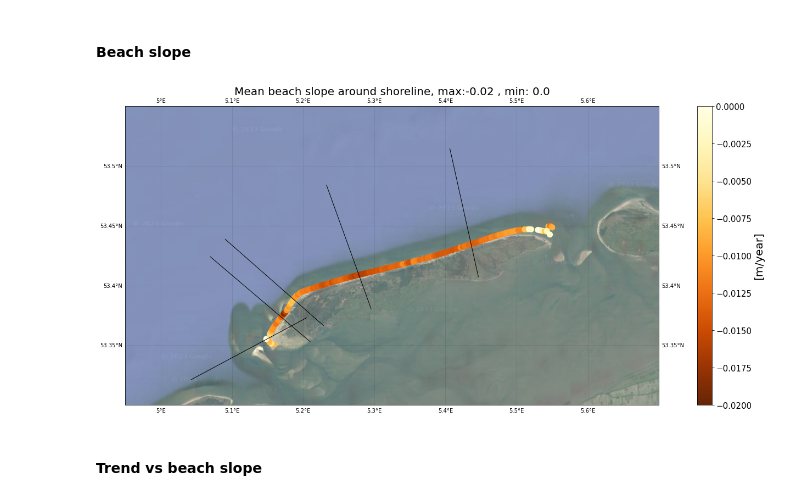
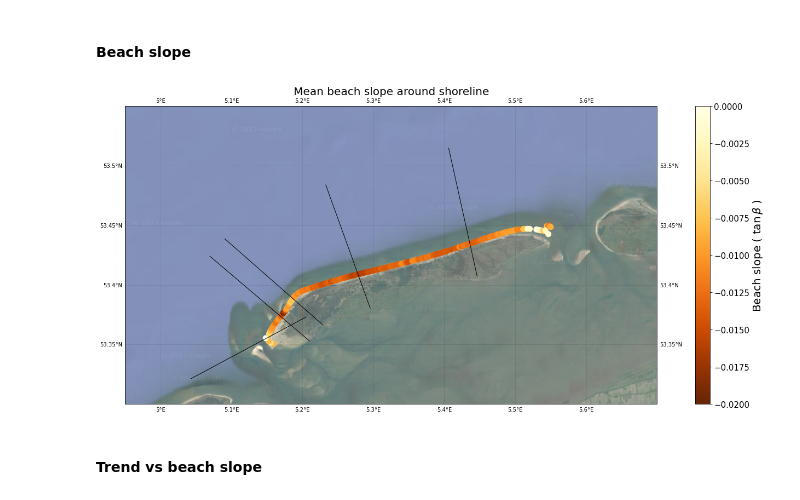
Before and after one commit to 3enedix/P1-data-combination-code, a Jupyter notebook: jarkus_shoreline.ipynb, the cells around one changed output. Saved outputs shown, nothing was run; the diff lists cells and outputs as text; code cells hidden in the pictures.

Commit message:
beach slope units

```diff
--- a/jarkus_shoreline.ipynb
+++ b/jarkus_shoreline.ipynb
@@ -1049,17 +1049,17 @@ plt.savefig('../99_plot_dump/map_jarkus_trend_psmsl_uncorr.png', dpi=dpi, bbox_i
 # %% [markdown]
 #### Beach slope
 # %%
-title = 'Mean beach slope around shoreline, max:'+str(round(min(bs_mean),2))+' , min: '+str(round(max(bs_mean),2))
-ax = plot_map(bs_mean, 'YlOrBr_r', title, '[m/year]', vmin=-0.02, vmax=0)
+title = 'Mean beach slope around shoreline'
+ax = plot_map(bs_mean, 'YlOrBr_r', title, r'Beach slope ( $\tan \beta$ )', vmin=-0.02, vmax=0)
 # transects with transition between erosive/accretive area
 idx = np.where(np.abs(np.diff(np.sign(trend_jarkus['var_psmsl_uncorr'].dropna()))) == 2)
 for transect in trend_jarkus.iloc[idx].index:
     ax.add_geometries(transects.loc[str(transect)].geometry, crs=crs_32631, edgecolor='k')
 ax.set_extent([4.95, 5.7, 53.3, 53.55], crs=ccrs.PlateCarree())
 
 plt.savefig('../99_plot_dump/map_jarkus_beach_slope.png', dpi=dpi, bbox_inches='tight')
 # %% [output]
-[figure, old version]
+[figure, new version]
 # %% [markdown]
 #### Trend vs beach slope
 # %%
```
